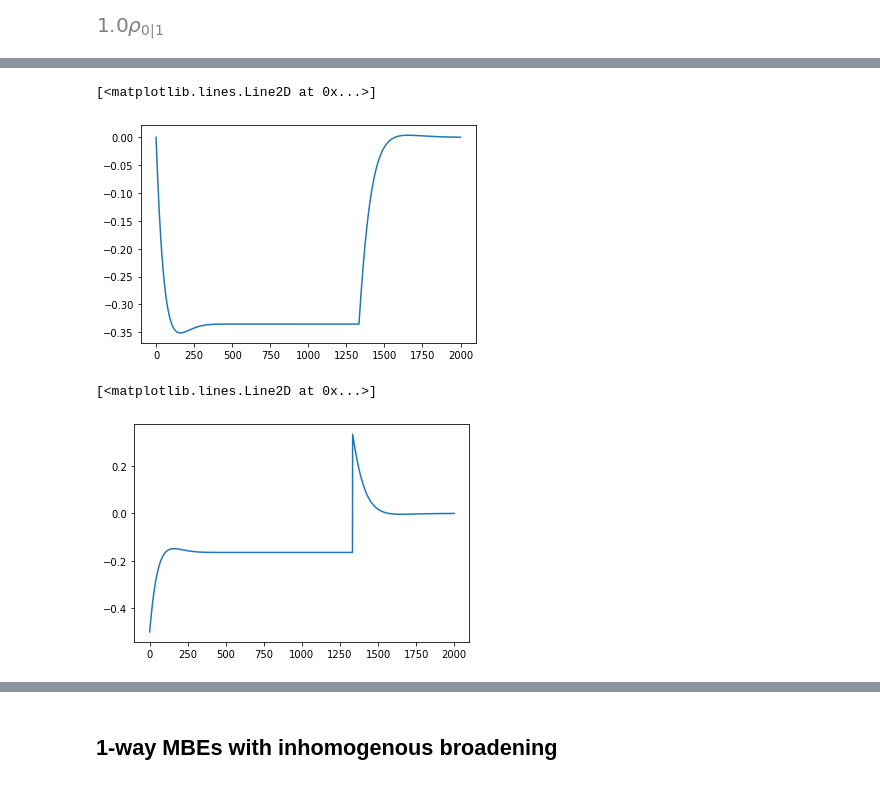
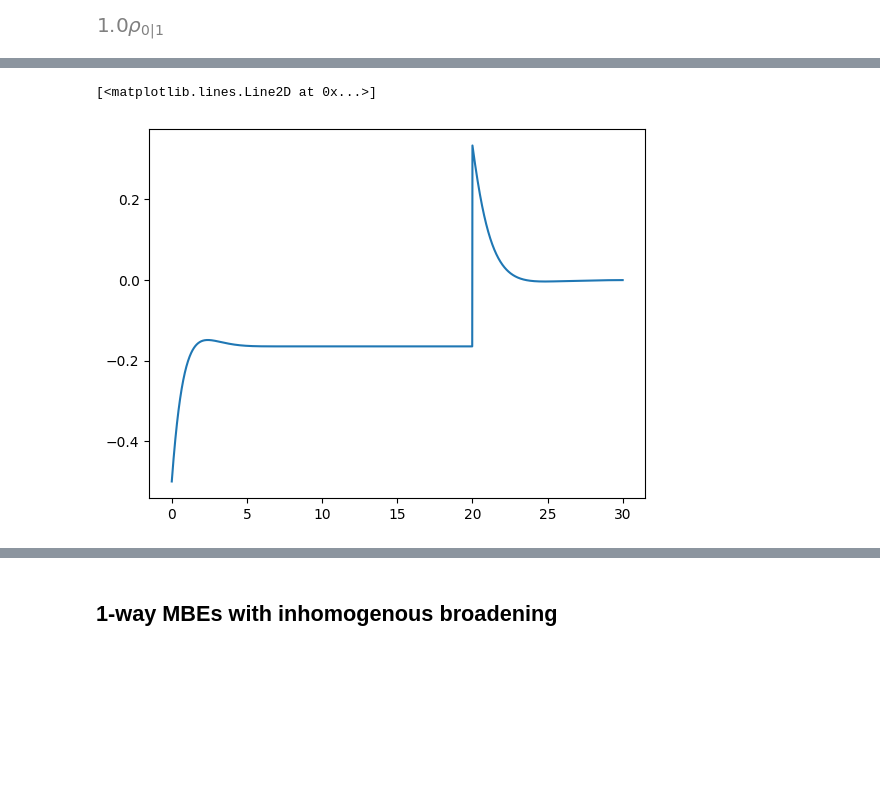
Before and after one commit to morgatron/spylind, a Jupyter notebook: examples/Solving master equations .ipynb, the cells around one changed output, grey strips where cells are left out. Drawn from its saved outputs; the diff is of its cells as text; code cells hidden in the pictures; blank space fills up the shorter version.

```diff
--- a/examples/Solving master equations .ipynb
+++ b/examples/Solving master equations .ipynb
@@ -592,25 +576,33 @@ $\displaystyle \left[\begin{matrix}\rho_{0|0} & \rho_{0|1}\\\overline{\rho_{0|1}
 # %%
-lhsL, rhsL = h.seperate_DM_equation(eq.subs(E_subs_D))
+lhsL, rhsL = spl.seperate_DM_equation(eq.subs(E_subs_D))
 pol_expr = pol_expr.subs(E_subs_D)
+E_rad_expr = sm.I*pol_expr
 #zAxx = lin
-ode_s = so.ODESolver(dict(zip(lhsL, rhsL) ),  dims={zS: linspace(0,1,1000)}, driving_syms=[EexS], bDecompose_to_re_im=True)
-if 1:
-    polF=sm.lambdify( ode_s.symsD_orig['prop_state_syms'],pol_expr, dummify=True)
+sys = svp.ODESys(dict(zip(lhsL, rhsL) ),  dims={zS: linspace(0,1,1000)}, driving_syms=[EexS], bDecompose_to_re_im=False)
+if 0:
+    polF=sm.lambdify( sys.symsD_orig['prop_state_syms'],pol_expr, dummify=True)
 else:
-    polF=sm.lambdify( ode_s.symsD['prop_state_syms'],pol_expr, dummify=True)
+    polF=sm.lambdify( sys.symsD['prop_state_syms'],pol_expr, dummify=True)
 
 
-zAx = ode_s.dimAxes[0]
+zAx = sys.dimAxes[0]
 dz = zAx[1]-zAx[0]
-def calcPolFieldF(t, dimAxs,state,driving):
+OD = 1
+def calcPolFieldF(t, dimAxs,state,driving, interaction_factor= 1j*OD*dz):
     pol = polF(*state)
-    #P = -1j*np.cumsum(polF(rho00, rho11, rho01))*dz*1
-    P = 1j*np.cumsum(polF(*state))*dz*1
+    P = np.cumsum(polF(*state))*interaction_factor
     return P
 calcPolFieldF.num=0
 
-ode_s.set_driving({EexS: lambda t: -0.5 if t<20 else 0})
-ode_s.set_state_dep_funcs({EintS:calcPolFieldF})
-ode_s.set_initial_conditions(np.tile(array([1,0,0]), (zAx.size,1) ).T.astype('c16'))
-ode_s.setup()
+
+Ein_expr = sm.Piecewise(
+    (-0.1, tS < 20),
+    (0, True),
+)
+EinF = sm.lambdify(tS, Ein_expr, 'numpy')
+#sys.set_driving({EexS: lambda t: -0.5 if t<20 else 0})
+sys.set_driving({EexS: Ein_expr})
+sys.set_state_dependence({EintS:calcPolFieldF})
+sys.set_initial_conditions(np.tile(array([1,0,0]), (zAx.size,1) ).T.astype('c16'))
+model= sys.setup_model()
 # %% [output]
@@ -622,10 +635,6 @@ polF2=sm.lambdify( ode_s.symsD['prop_state_syms'], pol_expr.subs(ode_s.complex_s
 # %%
-plot(polF2(*arr.transpose((1,0,2))).sum(axis=1).imag*dz)
+Eout = (EinF(tSteps) +polF(*res.transpose((1,0,2))).sum(axis=1)*dz*OD*1j )
+plot(tSteps,  Eout)
 # %% [output]
 [<matplotlib.lines.Line2D at 0x...>]
-[figure, old version]
+[figure, new version]
-# %%
-plot(np.array([func(0)]+[func(t) for t in ode_s.tSteps]) -polF2(*arr.transpose((1,0,2))).sum(axis=1).imag*dz  )
-# %% [output]
-[<matplotlib.lines.Line2D at 0x...>]
-[figure, removed]
```
Also changed, not shown: parts of 58 cells of this notebook, 9 other files.
